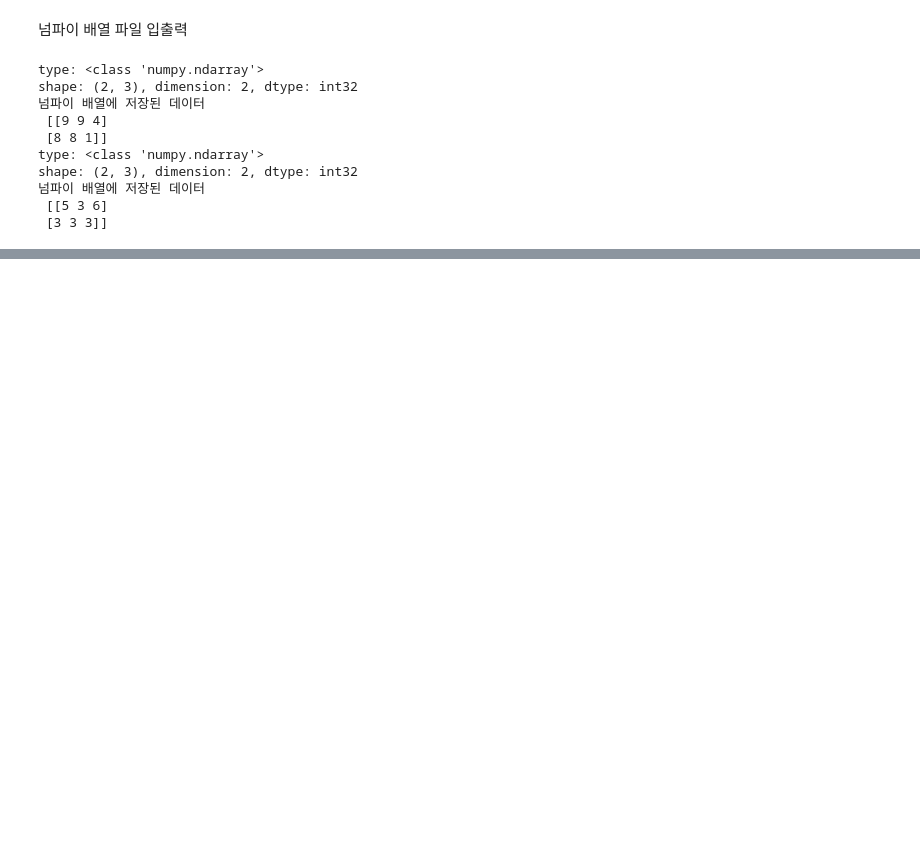
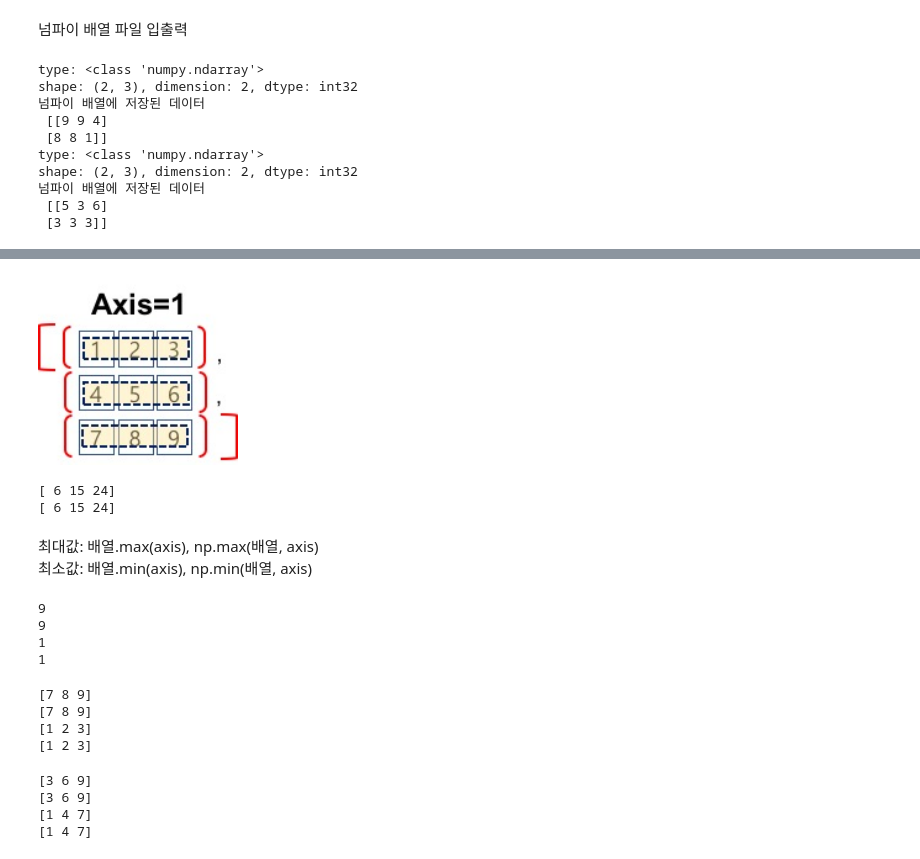
Before and after one commit to Ryujongwoo/kookgi_11gi, a Jupyter notebook: 20211101_092/02_Numpy_2.ipynb, the cells around one changed output, grey strips where cells are left out. Cells and saved outputs as stored; diff of their text form; code cells hidden in the pictures; blank space fills up the shorter version.

```diff
--- a/20211101_092/02_Numpy_2.ipynb
+++ b/20211101_092/02_Numpy_2.ipynb
@@ -45,0 +259,45 @@ np.save('./output/my_array1', a)
+# %%
+# axis=1
+# axis=1은 열을 기준으로 각 열의 동일한 인덱스 요소를 그룹으로 연결한다. => 각 행의 합계
+Image('./numpyImages/numpyImage04.jpg', width=200)
+# %% [output]
+[figure, added]
+# %%
+print(a.sum(axis=1))
+print(np.sum(a, axis=1))
+# %% [output]
+[ 6 15 24]
+[ 6 15 24]
+# %% [markdown]
+최대값: 배열.max(axis), np.max(배열, axis)
+최소값: 배열.min(axis), np.min(배열, axis)
+# %%
+print(a.max())
+print(np.max(a))
+print(a.min())
+print(np.min(a))
+# %% [output]
+9
+9
+1
+1
+# %%
+print(a.max(axis=0))
+print(np.max(a, axis=0))
+print(a.min(axis=0))
+print(np.min(a, axis=0))
+# %% [output]
+[7 8 9]
+[7 8 9]
+[1 2 3]
+[1 2 3]
+# %%
+print(a.max(axis=1))
+print(np.max(a, axis=1))
+print(a.min(axis=1))
+print(np.min(a, axis=1))
+# %% [output]
+[3 6 9]
+[3 6 9]
+[1 4 7]
+[1 4 7]
```
Also changed, not shown: parts of 53 cells of this notebook, 2 other files.
